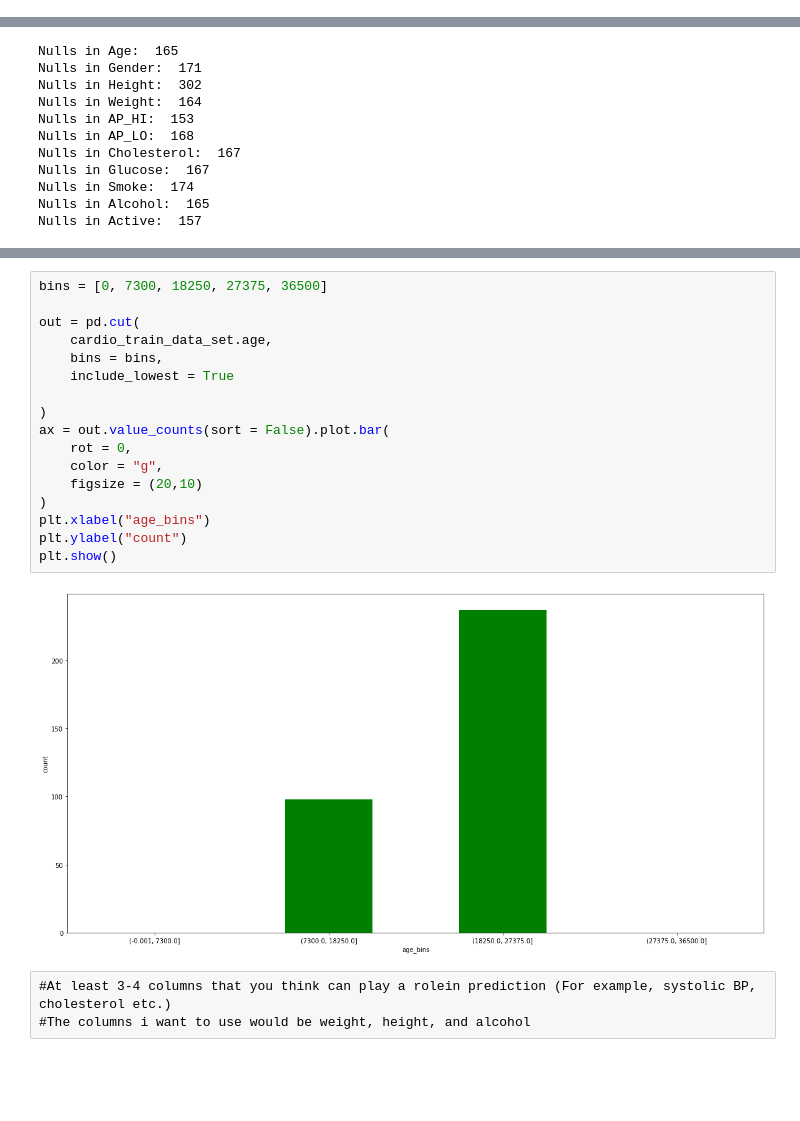
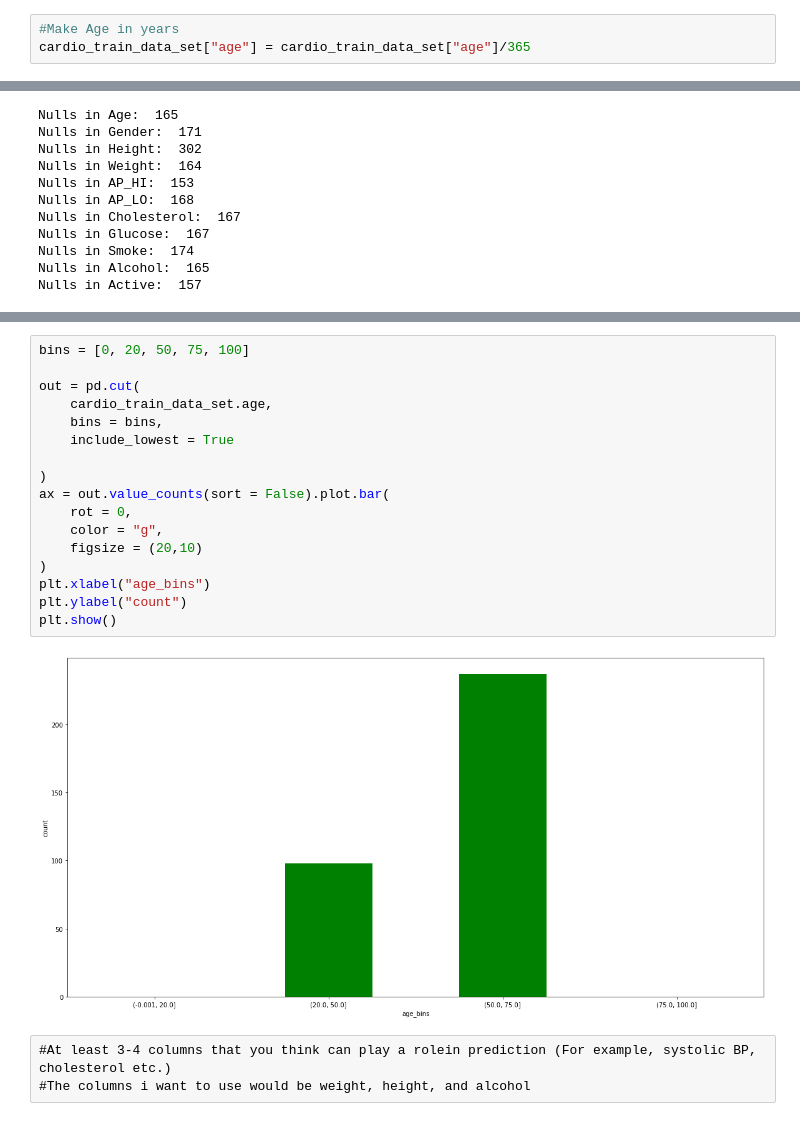
Before and after one commit to PrabjyotObhi/CMPE257, a Jupyter notebook: Lab_1/PartOne/part_one_lab.ipynb, the cells around one changed output, grey strips where cells are left out. Drawn from its saved outputs; the diff is of its cells as text; blank space fills up the shorter version.

```diff
--- a/Lab_1/PartOne/part_one_lab.ipynb
+++ b/Lab_1/PartOne/part_one_lab.ipynb
@@ -10,3 +26,6 @@ cardio_test_data_set = pd.read_csv("cardio-test.csv", sep = ',')
+# %%
+#Make Age in years
+cardio_train_data_set["age"] = cardio_train_data_set["age"]/365
 # %%
 cardio_train_data_set
 # %% [output]
@@ -219,22 +238,22 @@ plt.show
 # %%
-bins = [0, 7300, 18250, 27375, 36500]
+bins = [0, 20, 50, 75, 100]
 
 out = pd.cut(
     cardio_train_data_set.age,
     bins = bins,
     include_lowest = True
 
 )
 ax = out.value_counts(sort = False).plot.bar(
     rot = 0,
     color = "g",
     figsize = (20,10)
 )
 plt.xlabel("age_bins")
 plt.ylabel("count")
 plt.show()
 # %% [output]
-[figure, old version]
+[figure, new version]
 # %% [raw]
 #At least 3-4 columns that you think can play a rolein prediction (For example, systolic BP, cholesterol etc.)
 #The columns i want to use would be weight, height, and alcohol
```
Also changed, not shown: parts of 28 cells of this notebook.
